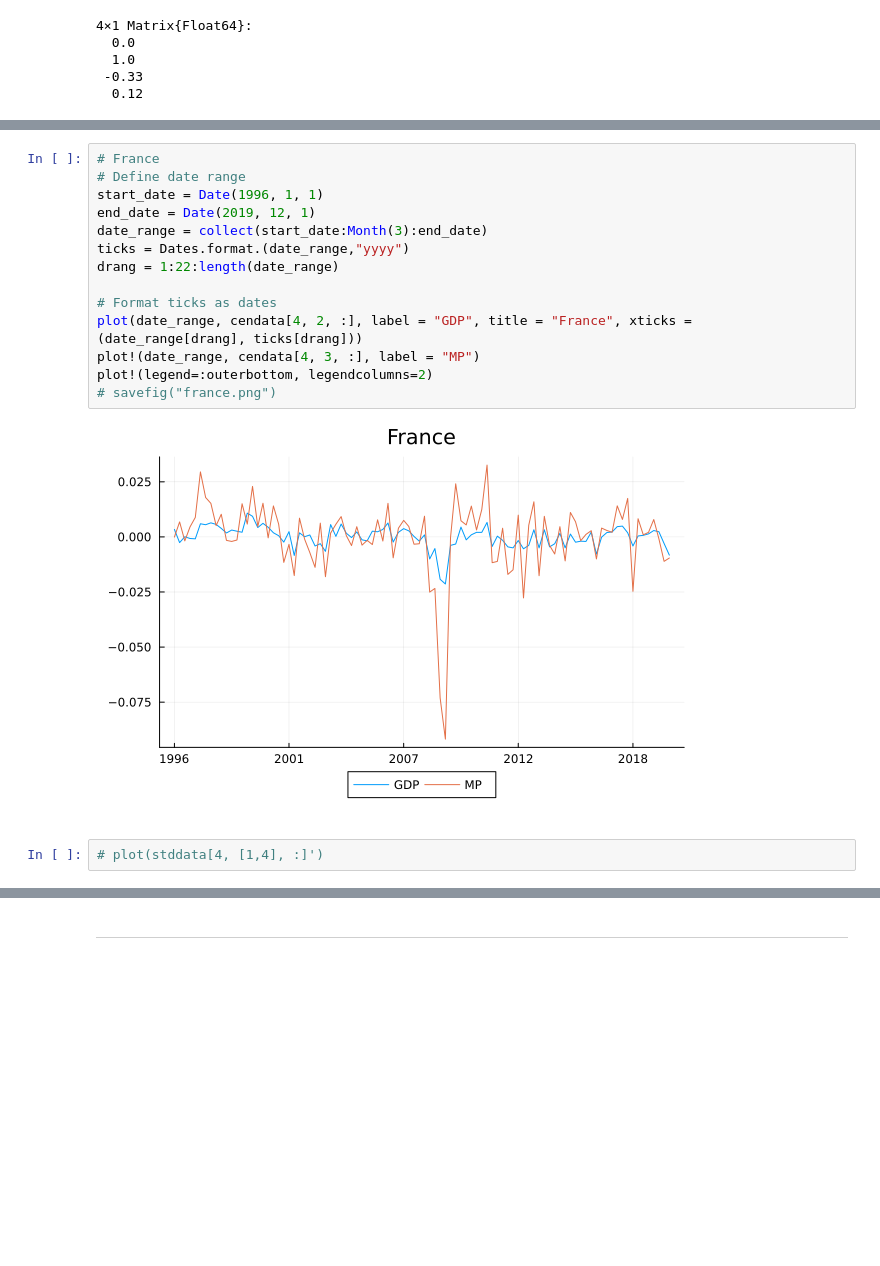
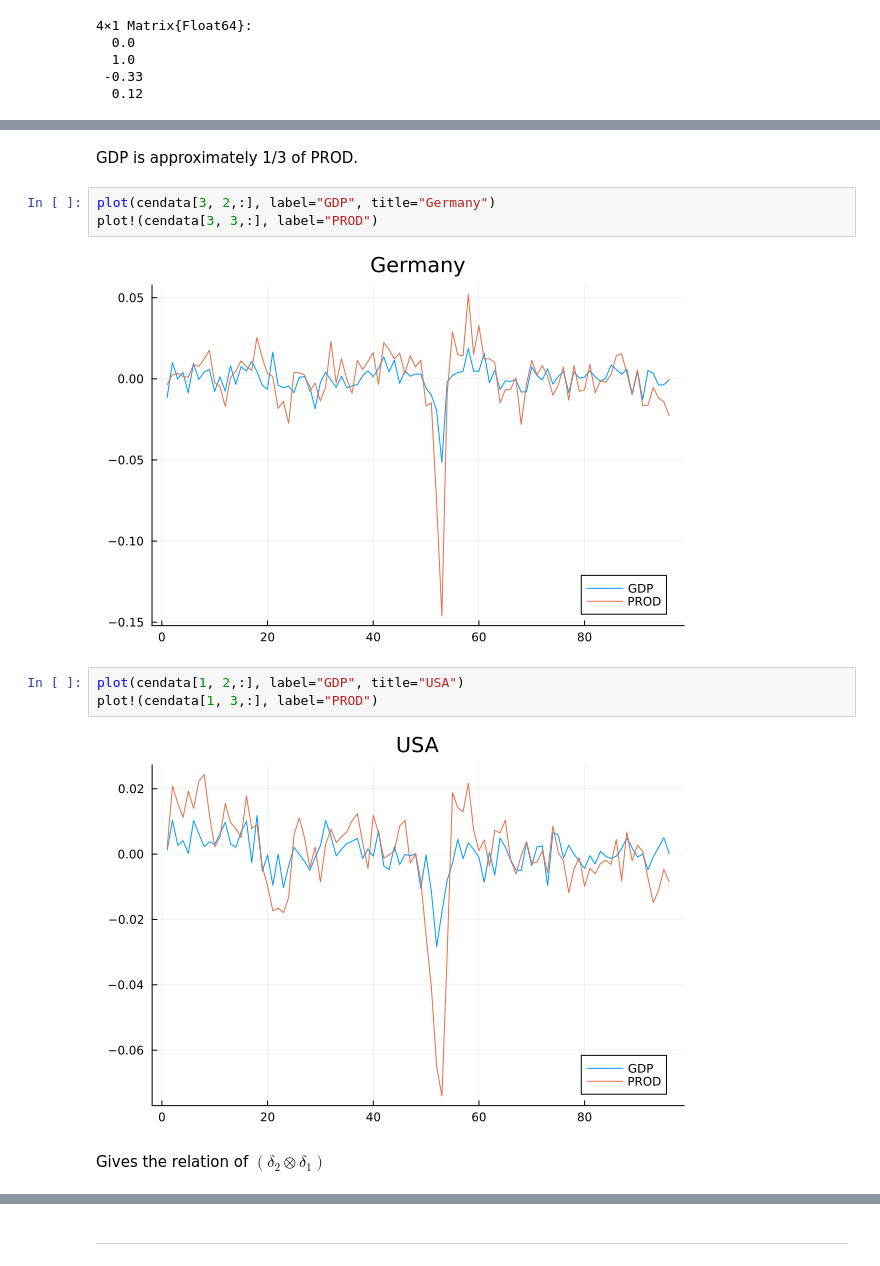
Before and after one commit to ivanuricardo/RR-MAR, a Jupyter notebook: notebooks/globalanalysis.ipynb, the cells around one changed output, grey strips where cells are left out. Saved outputs shown, nothing was run; the diff lists cells and outputs as text; blank space fills up the shorter version.

```diff
--- a/notebooks/globalanalysis.ipynb
+++ b/notebooks/globalanalysis.ipynb
@@ -225,18 +87,14 @@ plot!(legend=:outerbottom, legendcolumns=2)
-# %%
-# France
-# Define date range
-start_date = Date(1996, 1, 1)
-end_date = Date(2019, 12, 1)
-date_range = collect(start_date:Month(3):end_date)
-ticks = Dates.format.(date_range,"yyyy")
-drang = 1:22:length(date_range)
-
-# Format ticks as dates
-plot(date_range, cendata[4, 2, :], label = "GDP", title = "France", xticks = (date_range[drang], ticks[drang]))
-plot!(date_range, cendata[4, 3, :], label = "MP")
-plot!(legend=:outerbottom, legendcolumns=2)
-# savefig("france.png")
-# %% [output]
-[figure, removed]
-# %%
-# plot(stddata[4, [1,4], :]')
+# %% [markdown]
+GDP is approximately 1/3 of PROD.
+# %%
+plot(cendata[3, 2,:], label="GDP", title="Germany")
+plot!(cendata[3, 3,:], label="PROD")
+# %% [output]
+[figure, added]
+# %%
+plot(cendata[1, 2,:], label="GDP", title="USA")
+plot!(cendata[1, 3,:], label="PROD")
+# %% [output]
+[figure, added]
+# %% [markdown]
+Gives the relation of $(\delta_2 \otimes \delta_1)$
```
Also changed, not shown: parts of 72 cells of this notebook.
